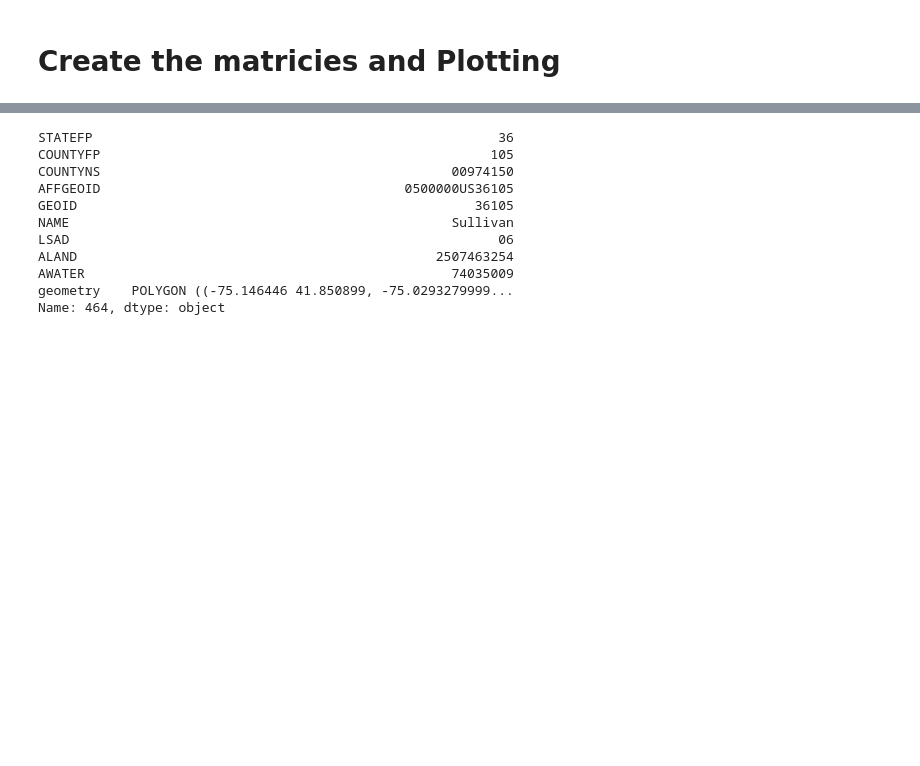
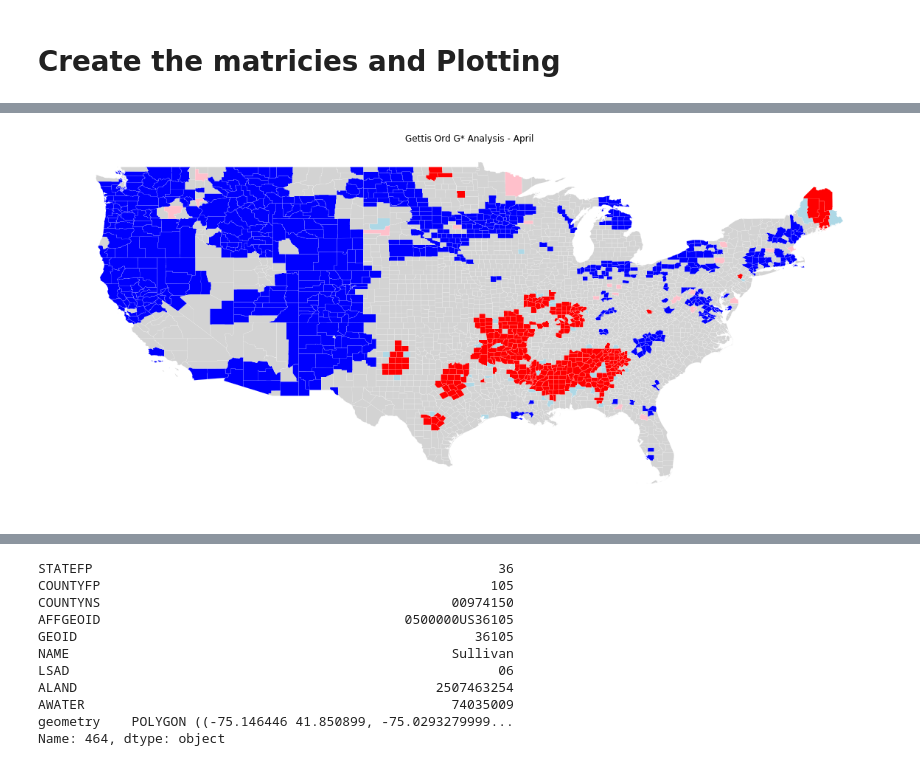
Before and after one commit to jonhartm/SI671_Project, a Jupyter notebook: SI671-Project.ipynb, the cells around one changed output, grey strips where cells are left out. Cells and saved outputs as stored; diff of their text form; code cells hidden in the pictures; blank space fills up the shorter version.

Commit message:
prelim analysis proof working

```diff
--- a/SI671-Project.ipynb
+++ b/SI671-Project.ipynb
@@ -404,0 +425,2 @@ county_data.head()
+# %%
+li = esda.moran.Moran_Local(y, wq)
@@ -404,0 +441,15 @@ county_data.head()
+# %%
+spot_labels = [ '0 ns', '1 hot spot', '2 doughnut', '3 cold spot', '4 diamond']
+labels = [spot_labels[i] for i in spots]
+# %%
+hmap = colors.ListedColormap([ 'lightgrey', 'red', 'lightblue', 'blue', 'pink'])
+f, ax = plt.subplots(1, figsize=(20, 10))
+us_county_map.assign(cl=labels).plot(column='cl', categorical=True, \
+        k=2, cmap=hmap, linewidth=0.1, ax=ax, \
+        edgecolor='white')
+ax.set_axis_off()
+
+plt.title("Gettis Ord G* Analysis - April")
+plt.show()
+# %% [output]
+[figure, added]
```
Also changed, not shown: parts of 21 cells of this notebook.
